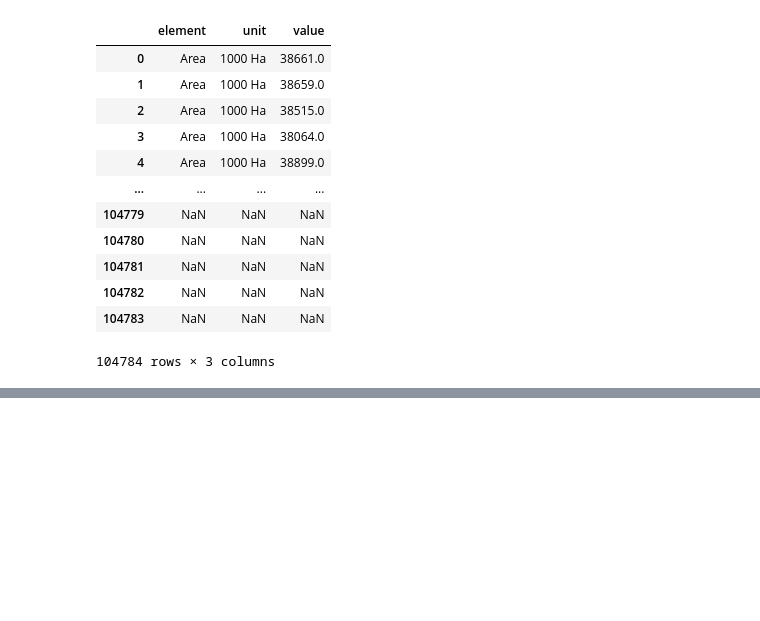
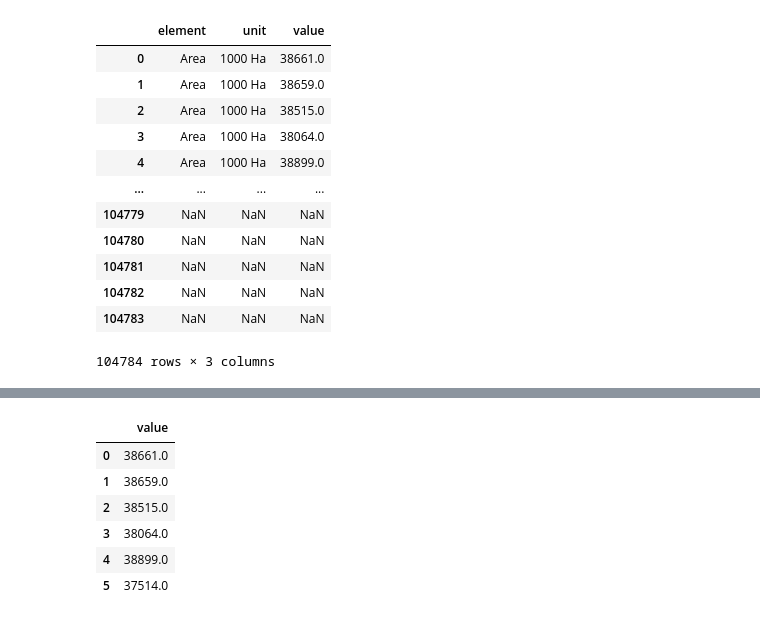
Before and after one commit to ashen007/pandas_data_analysis, a Jupyter notebook: getting started.ipynb, the cells around one changed output, grey strips where cells are left out. Saved outputs shown, nothing was run; the diff lists cells and outputs as text; code cells hidden in the pictures; blank space fills up the shorter version.

```diff
--- a/getting started.ipynb
+++ b/getting started.ipynb
@@ -275,0 +357,12 @@ TypeError: cannot do slice indexing on RangeIndex with these indexers [element_c
+# %%
+df1 = data[['value']].loc[:5]
+df2 = data_c[['value']].loc[:5]
+df1.add(df2,fill_value=0)
+# %% [output]
+|  | value |
+| 0 | 38661.0 |
+| 1 | 38659.0 |
+| 2 | 38515.0 |
+| 3 | 38064.0 |
+| 4 | 38899.0 |
+| 5 | 37514.0 |
```
Also changed, not shown: parts of 9 cells of this notebook.
